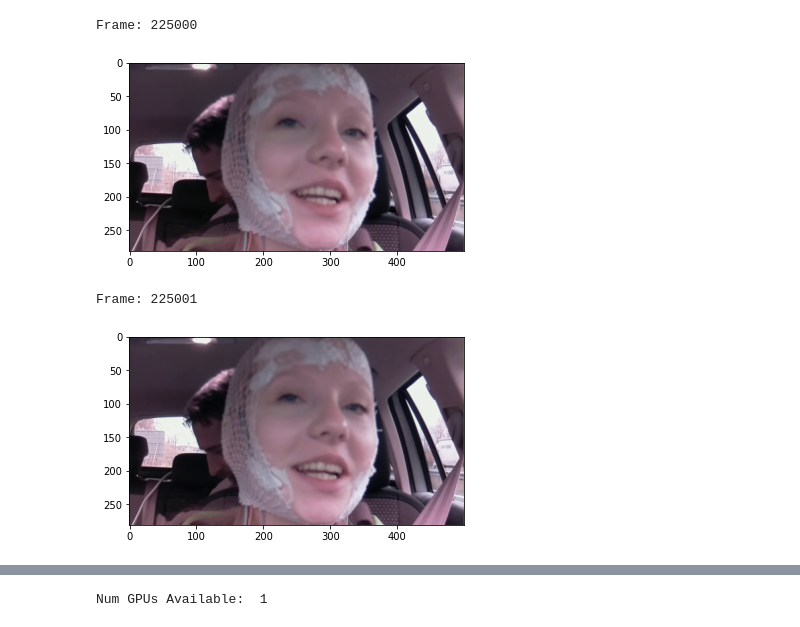
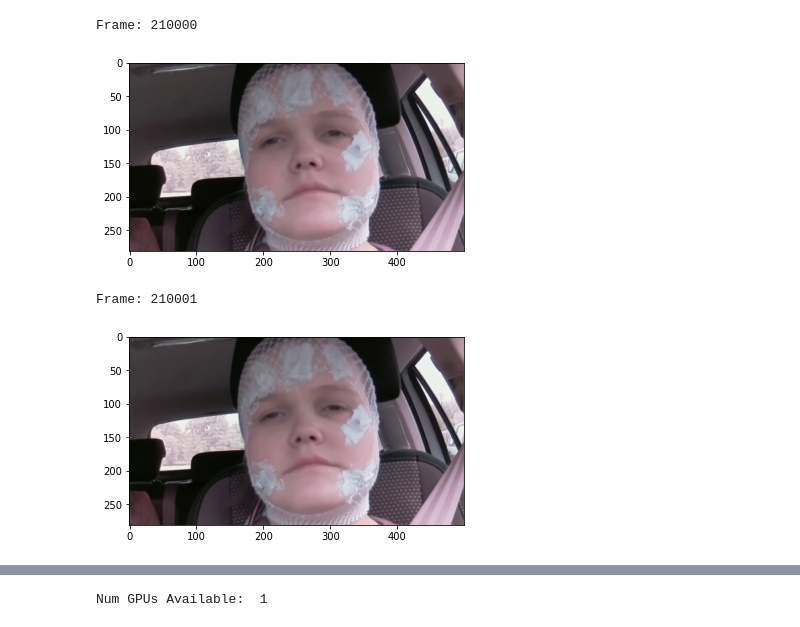
Before and after one commit to fruste/driver-drowsiness, a Jupyter notebook: code/blinking_detection.ipynb, the cells around one changed output, grey strips where cells are left out. Saved outputs shown, nothing was run; the diff lists cells and outputs as text; code cells hidden in the pictures.

```diff
--- a/code/blinking_detection.ipynb
+++ b/code/blinking_detection.ipynb
@@ -145,25 +144,29 @@ def get_landmarks(img, gray, rects, show=False):
         plt.imshow(img)
         plt.show()
     return shape
+# %%
+# Specify subject number and condition.
+subject = 'P11401'
+condition = 'sleepy'
 # %%
-frame_start = 225000
-frame_end = 225001
+frame_start = 210000
+frame_end = 210001
 
 frames = range(frame_start, frame_end + 1)
 
 # Just plotting sequence of frames
 def plot_frames(frames):
     for frame in frames:
-        path = '../frames/P11425/normal/frame' + str(frame) + '.jpg'
+        path = '../frames/' + subject + '/' + condition + '/frame' + str(frame) + '.jpg'
         print("Frame: " + str(frame))
         test_img, gray = load_image(path, show=True, gray_show=False)
 
 plot_frames(frames)
 # %% [output]
-Frame: 225000
+Frame: 210000
-[figure, old version]
+[figure, new version]
-Frame: 225001
+Frame: 210001
-[figure, old version]
+[figure, new version]
 # %%
 IMG_SIZE = (1296,730)
 B_SIZE = (34, 26)
```
Also changed, not shown: parts of 5 cells of this notebook, 11 other files.
